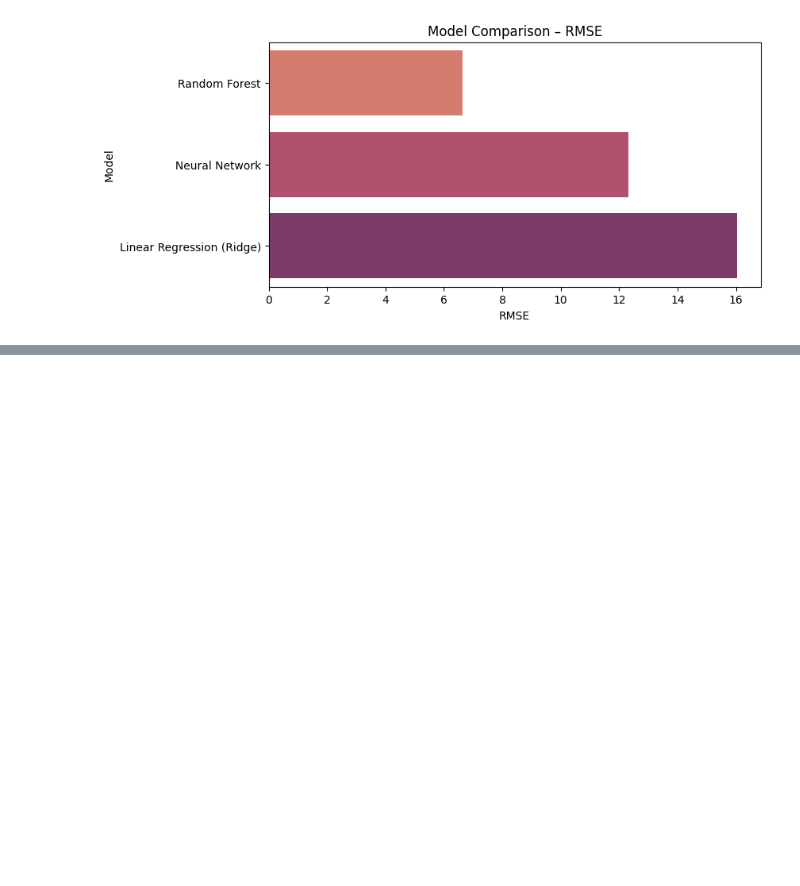
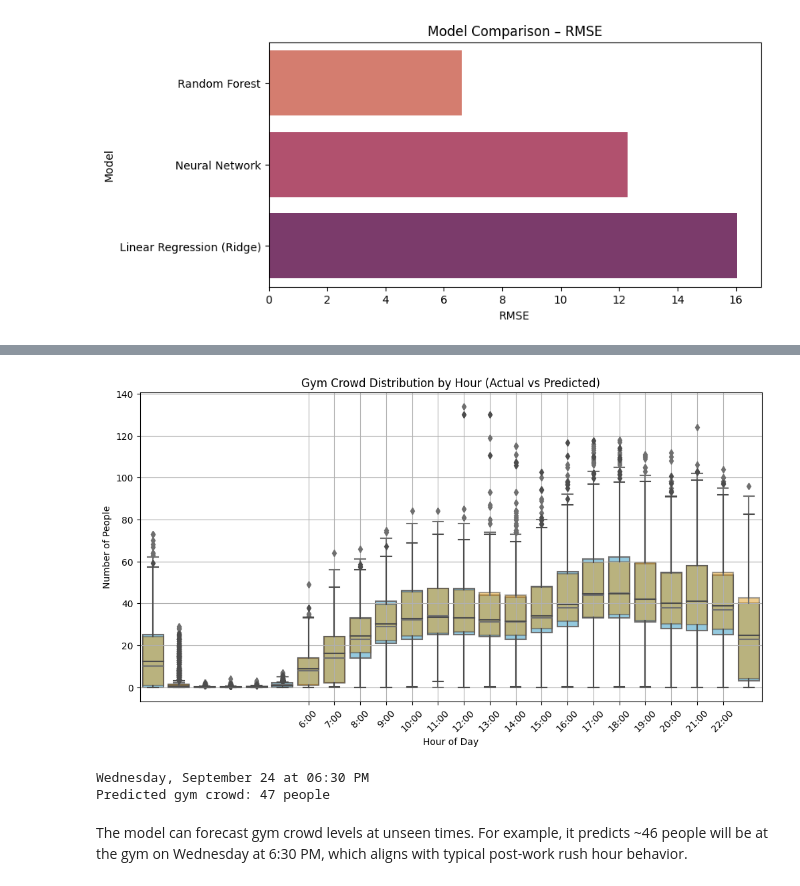
Before and after one commit to bradencruzzz/gym-crowdedness-kaggle-CAPS, a Jupyter notebook: gym-crowdedness-prediction.ipynb, the cells around one changed output, grey strips where cells are left out. Saved outputs shown, nothing was run; the diff lists cells and outputs as text; code cells hidden in the pictures; blank space fills up the shorter version.

```diff
--- a/gym-crowdedness-prediction.ipynb
+++ b/gym-crowdedness-prediction.ipynb
@@ -272,0 +290,79 @@ for name, model in models.items():
+# %%
+# boxplot by hour
+
+X_test_copy = X_test.copy()
+X_test_copy['actual'] = y_test.values
+X_test_copy['predicted'] = model.predict(X_test)
+
+plt.figure(figsize=(12, 6))
+sns.boxplot(x='hour', y='actual', data=X_test_copy, color='skyblue')
+sns.boxplot(x='hour', y='predicted', data=X_test_copy, color='orange', boxprops=dict(alpha=.5))
+plt.title("Gym Crowd Distribution by Hour (Actual vs Predicted)")
+plt.xlabel("Hour of Day")
+plt.xticks(
+    ticks=range(6, 23),
+    labels=[f"{h}:00" for h in range(6, 23)],
+    rotation=45)
+plt.ylabel("Number of People")
+plt.grid(True)
+plt.show()
+# %% [output]
+[figure, added]
+# %%
+from datetime import datetime
+import pandas as pd
+
+# Match the features your model was trained on
+FEATURES = [
+    'timestamp',
+    'day_of_week',
+    'is_weekend',
+    'is_holiday',
+    'temperature',
+    'is_start_of_semester',
+    'is_during_semester',
+    'month',
+    'hour',
+    'day',
+    'minute',
+
+]
+
+# Build a single row of input from a datetime
+def build_prediction_input(
+    dt: datetime,
+    temperature: float = 72.0,
+    is_holiday: int = 0,
+    is_start_of_semester: int = 0,
+    is_during_semester: int = 1
+) -> pd.DataFrame:
+    return pd.DataFrame([{
+        'timestamp': int(dt.strftime('%H%M%S')),
+        'day_of_week': dt.weekday(),
+        'is_weekend': int(dt.weekday() >= 5),
+        'is_holiday': is_holiday,
+        'temperature': temperature,
+        'is_start_of_semester': is_start_of_semester,
+        'is_during_semester': is_during_semester,
+        'month': dt.month,
+        'hour': dt.hour,
+        'day': dt.day,
+        'minute': dt.minute,
+    }])[FEATURES]
+
+# Example: Predict gym crowd for Wednesday, Sept 24, 2025 at 6:30 PM
+future_time = datetime(2025, 9, 24, 18, 30)
+X_future = build_prediction_input(future_time, temperature=75.0)
+
+# Use the trained Random Forest model from your dictionary
+model = models['     Random Forest']  # Watch the spaces — your key has 5 leading spaces
+
+# Predict
+prediction = model.predict(X_future)[0]
+print(f"{future_time.strftime('%A, %B %d at %I:%M %p')}")
+print(f"Predicted gym crowd: {int(prediction)} people")
+# %% [output]
+Wednesday, September 24 at 06:30 PM
+Predicted gym crowd: 47 people
+# %% [markdown]
+The model can forecast gym crowd levels at unseen times. For example, it predicts ~46 people will be at the gym on Wednesday at 6:30 PM, which aligns with typical post-work rush hour behavior.
```
Also changed, not shown: parts of 4 cells of this notebook.
